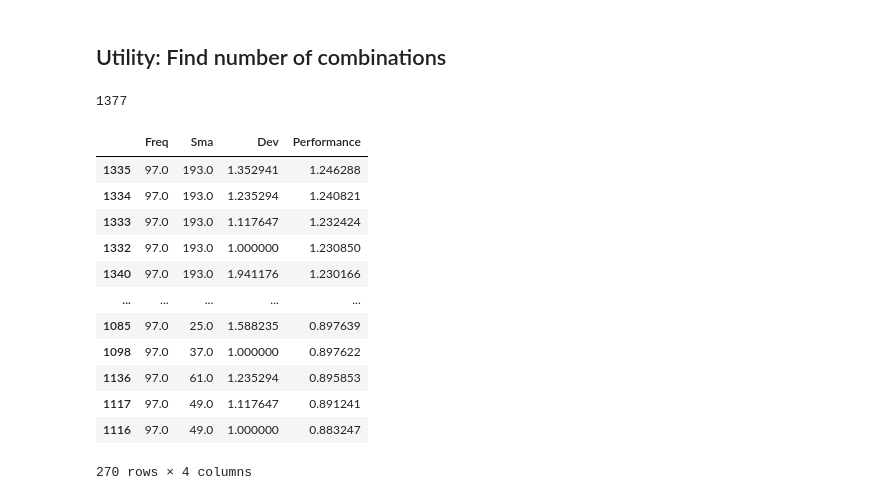
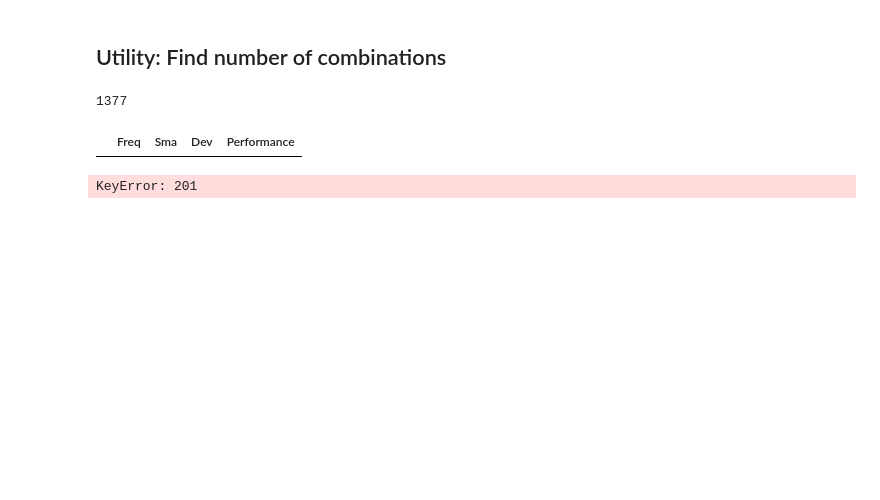
Before and after one commit to pianofreq/hagmann-perf-opt-course, a Jupyter notebook: PerfOptCourse/Section_1/CBacktester-RTM-for-Oanda.ipynb, the cells around one changed output. Cells and saved outputs as stored; diff of their text form; code cells hidden in the pictures; blank space fills up the shorter version.

```diff
--- a/PerfOptCourse/Section_1/CBacktester-RTM-for-Oanda.ipynb
+++ b/PerfOptCourse/Section_1/CBacktester-RTM-for-Oanda.ipynb
@@ -177,7 +178,7 @@ class CBacktester():
         if self.results is None:
             print('Run test_strategy() first.')
         else:
-            matrix = self.results_overview.pivot_table(index='Dev', columns='Sma', values='Performance', aggfunc='max')
+            matrix = self.results_overview.pivot_table(index='Freq', columns='Sma', values='Performance', aggfunc='max')
             plt.figure(figsize=(15,8))
             sns.set_theme(font_scale=1.5)
             sns.heatmap(matrix, cmap = 'RdYlGn', robust=True, cbar_kws = {"label":'{}'.format(self.metric)})
@@ -392,7 +393,7 @@ class CBacktester():
 spread = 1.4
 pips = 0.0001
 
-tester = CBacktester("one_minute.csv", "EURUSD", "2018-01-01", "2019-12-31", spread*pips/2) #mult by 2 for a 'round trip', multiply by pips
+tester = CBacktester("one_minute.csv", "EURAUD", "2018-01-01", "2019-12-31", spread*pips/2) #mult by 2 for a 'round trip', multiply by pips
 
 tester.prepare_data(freq = 60, sma = 20, dev = 2)
 
@@ -401,8 +402,12 @@ tester.test_strategy(freq = 60, sma = 20, dev = 2)
 
 
 ##optimize for a given metric
-tester.optimize_strategy((1,400,24),(25,200,12),(1,3,18), metric = "Multiple") #full
-#tester.optimize_strategy((1,400,200),(1,200,100),(1,5,2), metric = "Multiple") #quick
+#tester.optimize_strategy((1,400,24),(25,200,12),(1,3,18), metric = "Multiple") #full
+
+start = []
+
+tester.optimize_strategy((1,400,6),(1,400,6),(1,5,12), metric = "Multiple") #quick
+#tester.optimize_strategy((205,400,50),(10,150,25),(1,2,6), metric = "Multiple") #quick
 
 ##show all tested combinations (this must be commented out if optimize_strategy is commented out)
 #tester.visualize_many()
@@ -459,7 +460,7 @@ tester.visualize_many()
 # %%
 #add half kelly leverage
 half_kelly = (tester.calculate_kelly_criterion(tester.results.strategy))/2
-tester.add_leverage(leverage = half_kelly, sl = -0.35)
+tester.add_leverage(leverage = half_kelly, sl = -0.4)
 
 #plot results and print performance
 tester.plot_results(leverage = True)
@@ -495,18 +513,11 @@ len(combinations)
 # %% [output]
 1377
 # %%
-tester.results_overview[tester.results_overview.Freq == 49+24+24].sort_values(by="Performance", ascending=False)
+tester.results_overview[tester.results_overview.Freq == 49+24].sort_values(by="Performance", ascending=False)
 # %% [output]
 |  | Freq | Sma | Dev | Performance |
-| 1335 | 97.0 | 193.0 | 1.352941 | 1.246288 |
-| 1334 | 97.0 | 193.0 | 1.235294 | 1.240821 |
-| 1333 | 97.0 | 193.0 | 1.117647 | 1.232424 |
-| 1332 | 97.0 | 193.0 | 1.000000 | 1.230850 |
-| 1340 | 97.0 | 193.0 | 1.941176 | 1.230166 |
-| ... | ... | ... | ... | ... |
-| 1085 | 97.0 | 25.0 | 1.588235 | 0.897639 |
-| 1098 | 97.0 | 37.0 | 1.000000 | 0.897622 |
-| 1136 | 97.0 | 61.0 | 1.235294 | 0.895853 |
-| 1117 | 97.0 | 49.0 | 1.117647 | 0.891241 |
-| 1116 | 97.0 | 49.0 | 1.000000 | 0.883247 |
-270 rows × 4 columns
+# %%
+para = Out[201]
+para
+# %% [output]
+KeyError: 201
```
Also changed, not shown: parts of 6 cells of this notebook.
